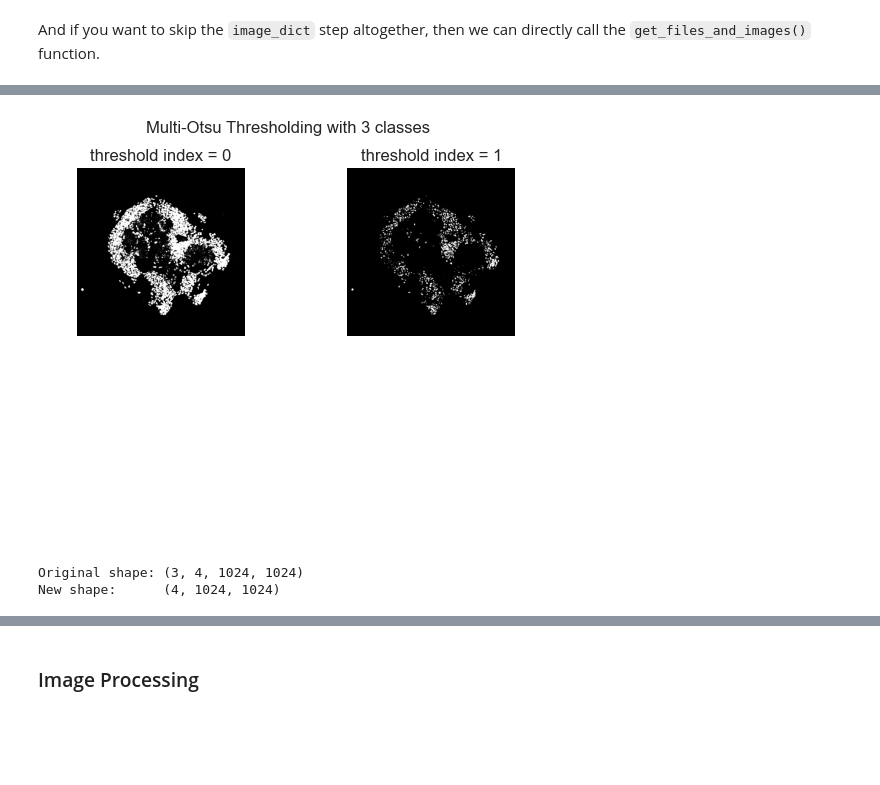
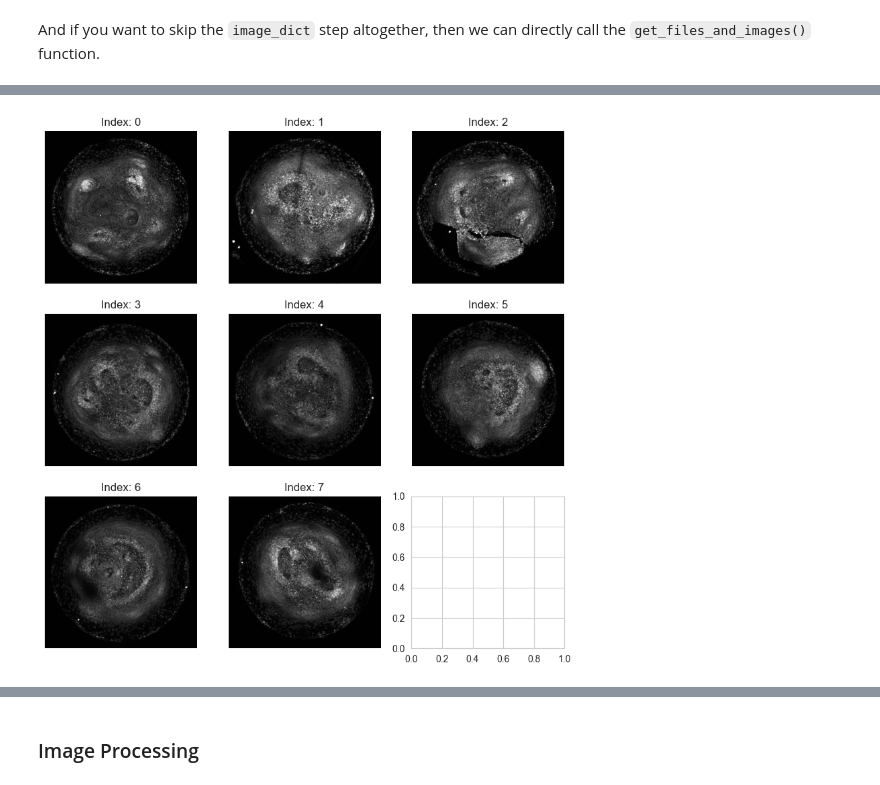
Before and after one commit to flotji-potji/micropattern_analysis, a Jupyter notebook: FS5_code_improvements.ipynb, the cells around one changed output, grey strips where cells are left out. Saved outputs shown, nothing was run; the diff lists cells and outputs as text; code cells hidden in the pictures; blank space fills up the shorter version.

```diff
--- a/FS5_code_improvements.ipynb
+++ b/FS5_code_improvements.ipynb
@@ -100,7 +102,8 @@ images = list(images)
 # %%
-im800 = images[:8]
-im900 = images[5:11]
-plot_images(list(map(
-    lambda x: maximise_img_channels(x),
-    im900
-)), 0)
+cur_file_index = string_list_locations(file_names, "800um_pax6")
+
+cur_images = get_items_from_index(images, cur_file_index)
+cur_images = list(map(
+    lambda x: maximise_and_normalize(x),
+    cur_images
+))
@@ -122,27 +110,5 @@ del images[4:6]
-# %%
-plot_multi_otsu_thresholds(maximise_img_channels(images[0]), 0, 3)
-# %% [output]
-[figure, removed]
-# %%
-from toolz import pipe
-
-dapi_num = 3
-
-v_new = list(map(
-    lambda x:
-    pipe(
-        x,
-        lambda f: maximise_and_normalize(f),
-        lambda f: apply_multiotsu_to_image(f, dapi_num),
-        lambda f: apply_multiotsu_to_channel(f, 0),
-        lambda f: apply_multiotsu_to_channel(f, 1, num_classes=3),
-        #lambda f: apply_multiotsu_to_channel(f, 2),
-    ),
-    images)
-)
-
-print(f'Original shape:\t{images[0].shape}')
-print(f'New shape:\t{v_new[0].shape}')
-# %% [output]
-Original shape: (3, 4, 1024, 1024)
-New shape:      (4, 1024, 1024)
+# %%
+channel = 1
+fig, ax = plot_images(cur_images, channel)
+# %% [output]
+[figure, added]
```
Also changed, not shown: parts of 23 cells of this notebook, 2 other files.
